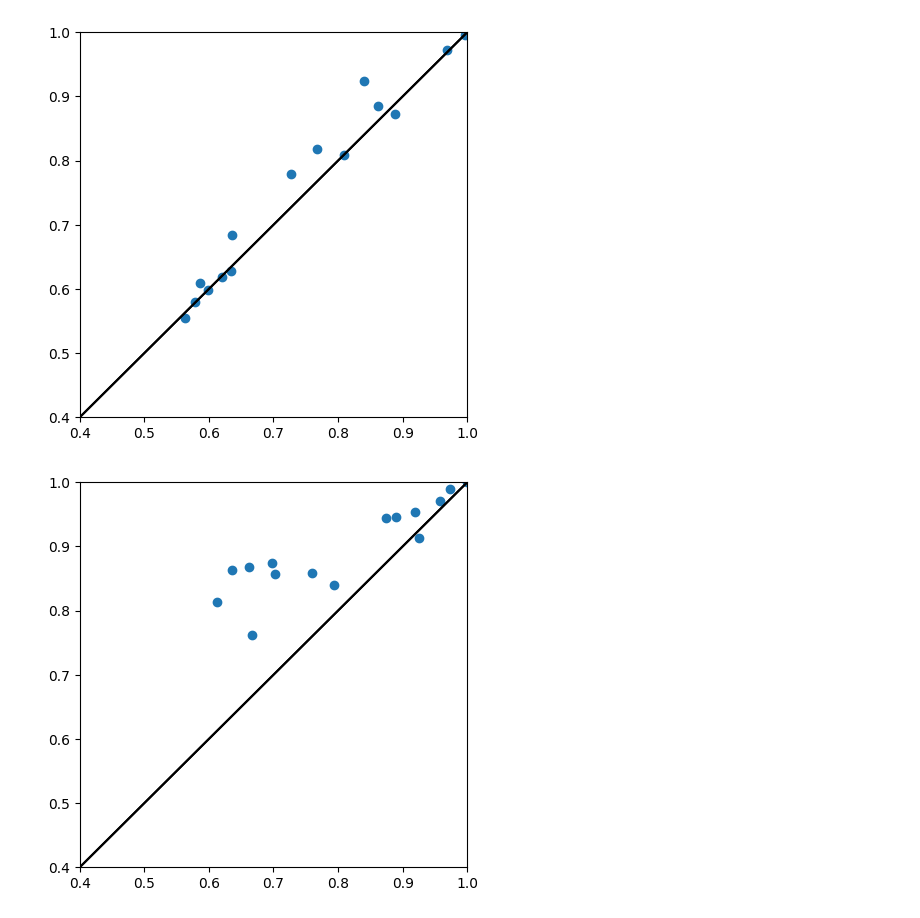
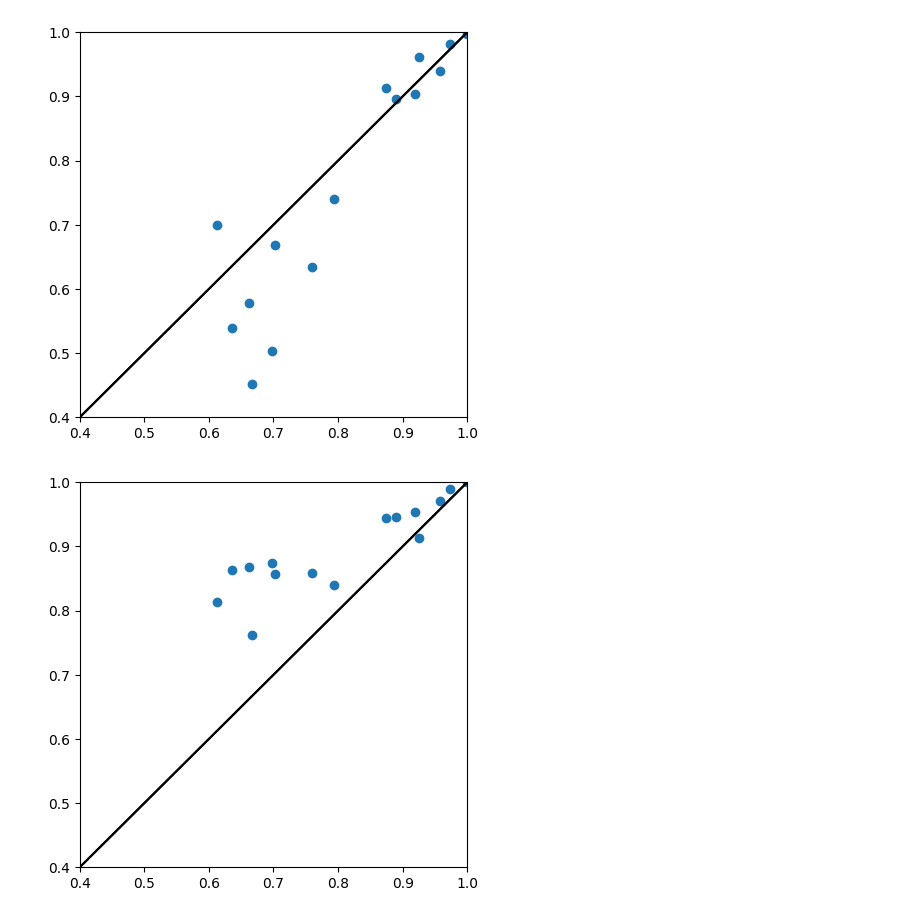
Before and after one commit to yutanagano/tcrlm, a Jupyter notebook: notebooks/analysis/model_comparisons.ipynb, the cells around one changed output. Cells and saved outputs as stored; diff of their text form; code cells hidden in the pictures.

```diff
--- a/notebooks/analysis/model_comparisons.ipynb
+++ b/notebooks/analysis/model_comparisons.ipynb
@@ -16,18 +16,18 @@ def load_stats(model_name: str, task_name: str) -> Tuple[DataFrame]:
     return DataFrame(stats_dict["nn_classification"]).T, DataFrame(stats_dict["svc_classification"]).T
 # %%
 sceptr_stats = load_stats("AB_SCEPTR", "one_vs_rest")
-sceptr_large_stats = load_stats("AB_SCEPTR_large", "one_vs_rest")
+sceptr_finetuned_stats = load_stats("AB_SCEPTR_finetuned", "one_vs_rest")
 # %%
 plt.figure(figsize=(5,5))
 
 plt.plot([[0,0],[1,1]], color="k")
-plt.scatter(sceptr_stats[0]["auc0.1"], sceptr_large_stats[0]["auc0.1"])
+plt.scatter(sceptr_stats[0]["auc"], sceptr_finetuned_stats[0]["auc"])
 plt.xlim(0.4,1)
 plt.ylim(0.4,1)
 
 plt.show()
 # %% [output]
-[figure, old version]
+[figure, new version]
 # %%
 plt.figure(figsize=(5,5))
 
```
Also changed, not shown: 1 other file.
